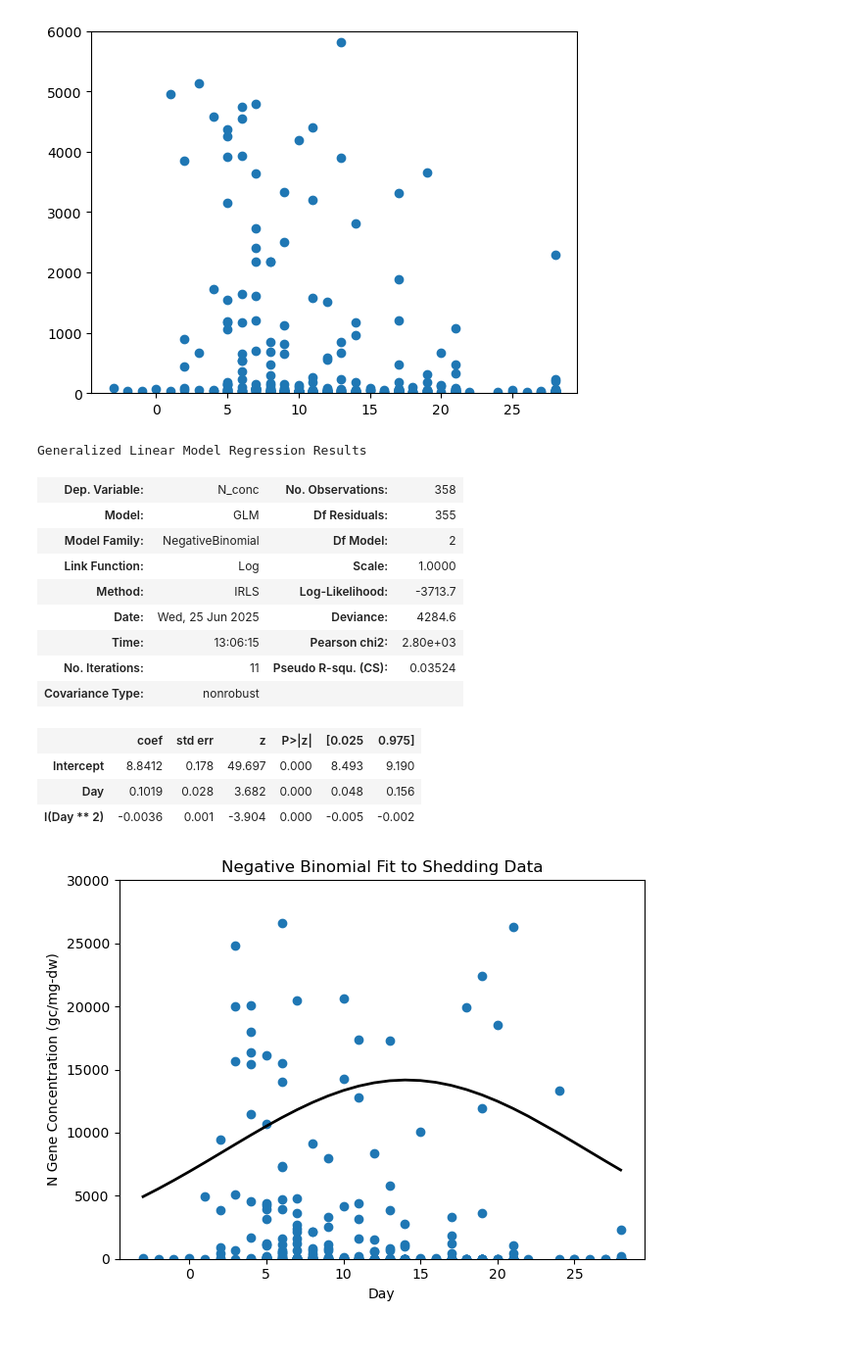
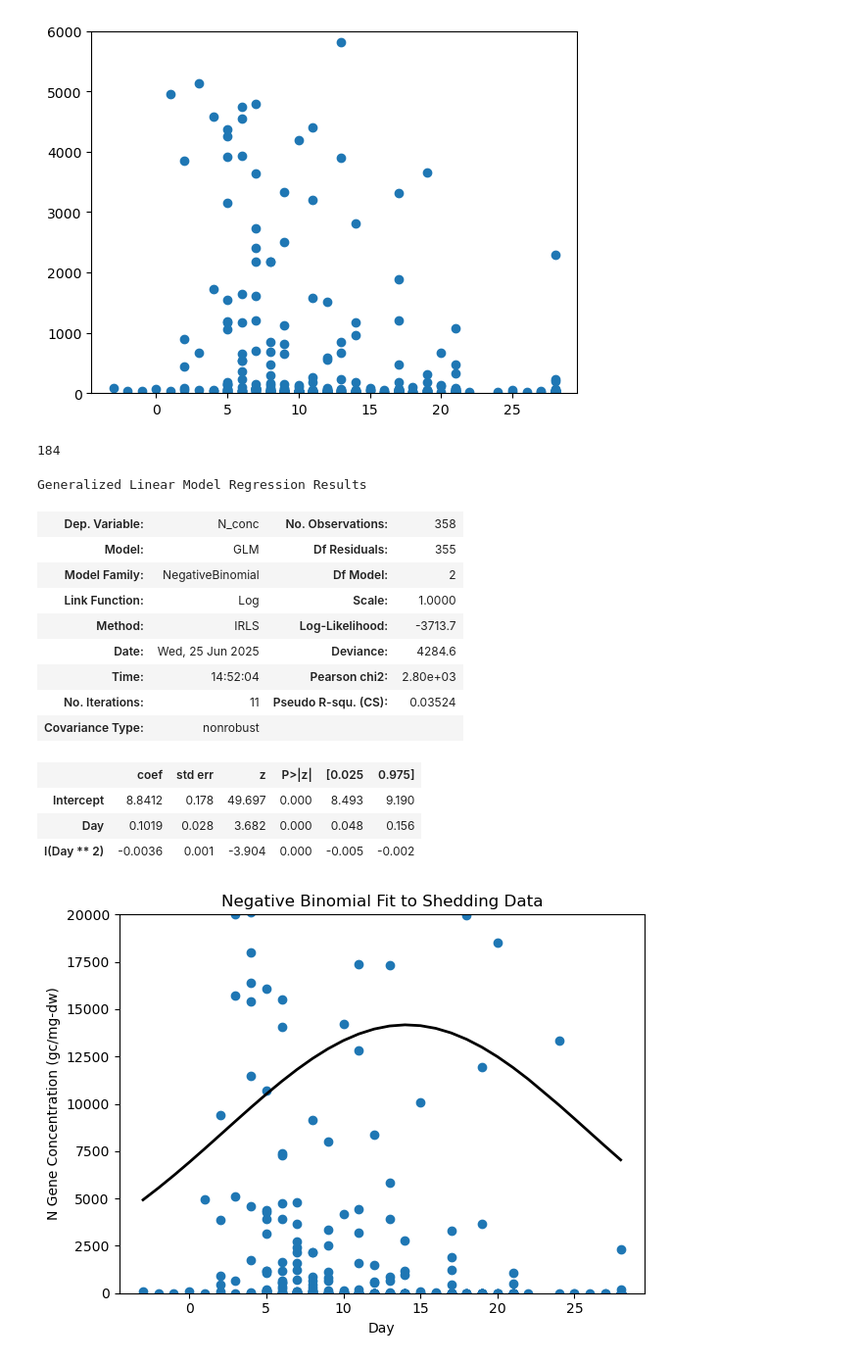
Before and after one commit to elizabethmurphy24/SRTI, a Jupyter notebook: Estimate shedding kernel.ipynb, the cells around one changed output. Shown: that part at 98% size. Drawn from its saved outputs; the diff is of its cells as text; code cells hidden in the pictures.

```diff
--- a/Estimate shedding kernel.ipynb
+++ b/Estimate shedding kernel.ipynb
@@ -44,9 +52,13 @@ plt.show()
 [figure]
 # %%
 data['N_conc'] = data['N_conc (gc/mg-dw)']*data['N_det']
+# If N_det is True: you get the original 'N_conc (gc/mg-dw)' value
+# If N_det is False: the result becomes 0
 data['N_conc'] = pd.to_numeric(data['N_conc'], errors='coerce')
-# Remove outliers
-data = data[data['N_conc'] < data['N_conc'].quantile(0.95)]
+print((data['N_conc'] <= 0).sum())
+# data = data[data['N_conc'] > 0]
+# %% [output]
+184
 # %%
 expr = " N_conc ~ Day + I(Day**2)"
 
@@ -62,7 +74,7 @@ Generalized Linear Model Regression Results
 | Link Function: | Log | Scale: | 1.0000 |
 | Method: | IRLS | Log-Likelihood: | -3713.7 |
 | Date: | Wed, 25 Jun 2025 | Deviance: | 4284.6 |
-| Time: | 13:06:15 | Pearson chi2: | 2.80e+03 |
+| Time: | 14:52:04 | Pearson chi2: | 2.80e+03 |
 | No. Iterations: | 11 | Pseudo R-squ. (CS): | 0.03524 |
 | Covariance Type: | nonrobust |  |  |
 |  | coef | std err | z | P>|z| | [0.025 | 0.975] |
@@ -72,17 +84,17 @@ Generalized Linear Model Regression Results
 # %%
 # Predict fitted values
 data['fit'] = results.predict(X)
 # Compute mean fitted value per day
 mean_fit = data.groupby('Day')['fit'].mean().reset_index().sort_values('Day')
 
 fig,ax = plt.subplots()
 ax.scatter(data['Day'], data['N_conc'])
 ax.plot(mean_fit['Day'], mean_fit['fit'], color='black', linewidth=2)
-ax.set_ylim([0, 30000])
+ax.set_ylim([0, 20000])
 ax.set_xlabel("Day")
 ax.set_ylabel("N Gene Concentration (gc/mg-dw)")
 ax.set_title("Negative Binomial Fit to Shedding Data")
 plt.tight_layout()
 plt.show()
 # %% [output]
-[figure, old version]
+[figure, new version]
```
Also changed, not shown: parts of 1 cell of this notebook, 1 other file.
